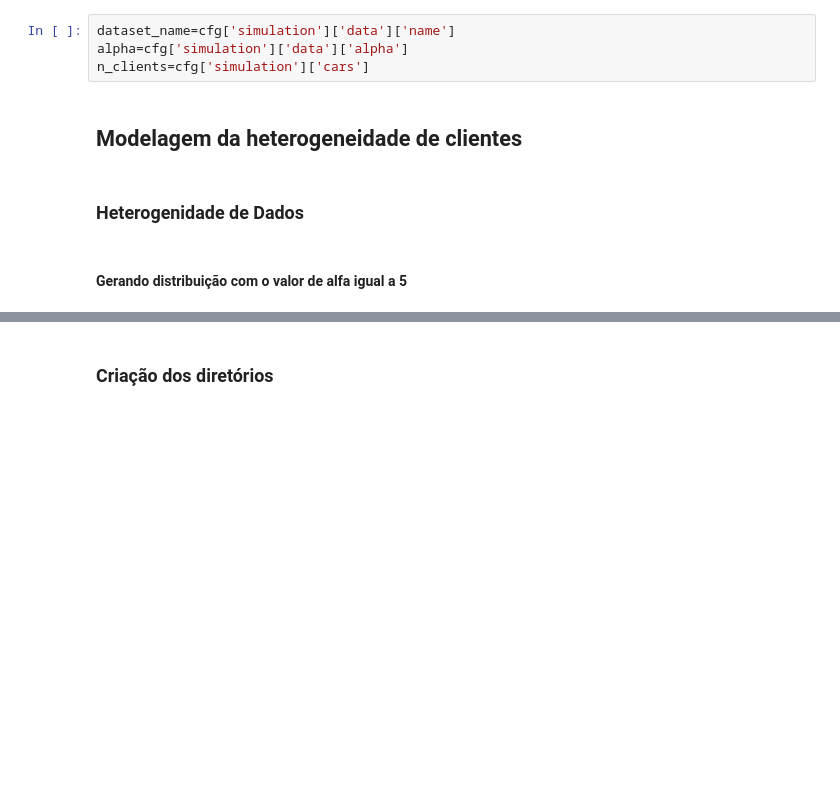
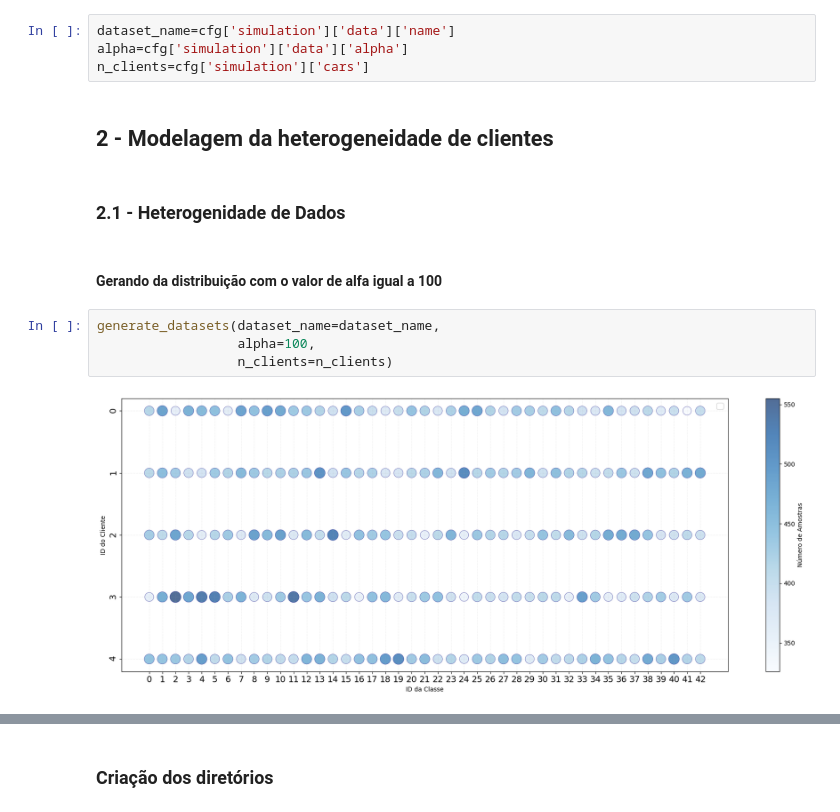
Before and after one commit to GTA-UFRJ/MinicursoAprendizadoFederadoVeicularSBRC2026, a Jupyter notebook: notebooks/afv_sbrc_2026.ipynb, the cells around one changed output, grey strips where cells are left out. Cells and saved outputs as stored; diff of their text form; blank space fills up the shorter version.

```diff
--- a/notebooks/afv_sbrc_2026.ipynb
+++ b/notebooks/afv_sbrc_2026.ipynb
@@ -23,8 +34,14 @@ dataset_name=cfg['simulation']['data']['name']
 alpha=cfg['simulation']['data']['alpha']
 n_clients=cfg['simulation']['cars']
 # %% [markdown]
-## Modelagem da heterogeneidade de clientes
+## 2 - Modelagem da heterogeneidade de clientes
 # %% [markdown]
-### Heterogenidade de Dados
+### 2.1 - Heterogenidade de Dados
-# %% [markdown]
-#### Gerando distribuição com o valor de alfa igual a 5
+# %% [markdown]
+#### Gerando da distribuição com o valor de alfa igual a 100
+# %%
+generate_datasets(dataset_name=dataset_name,
+                  alpha=100,
+                  n_clients=n_clients)
+# %% [output]
+[figure, added]
```
Also changed, not shown: parts of 30 cells of this notebook, 10 other files.
